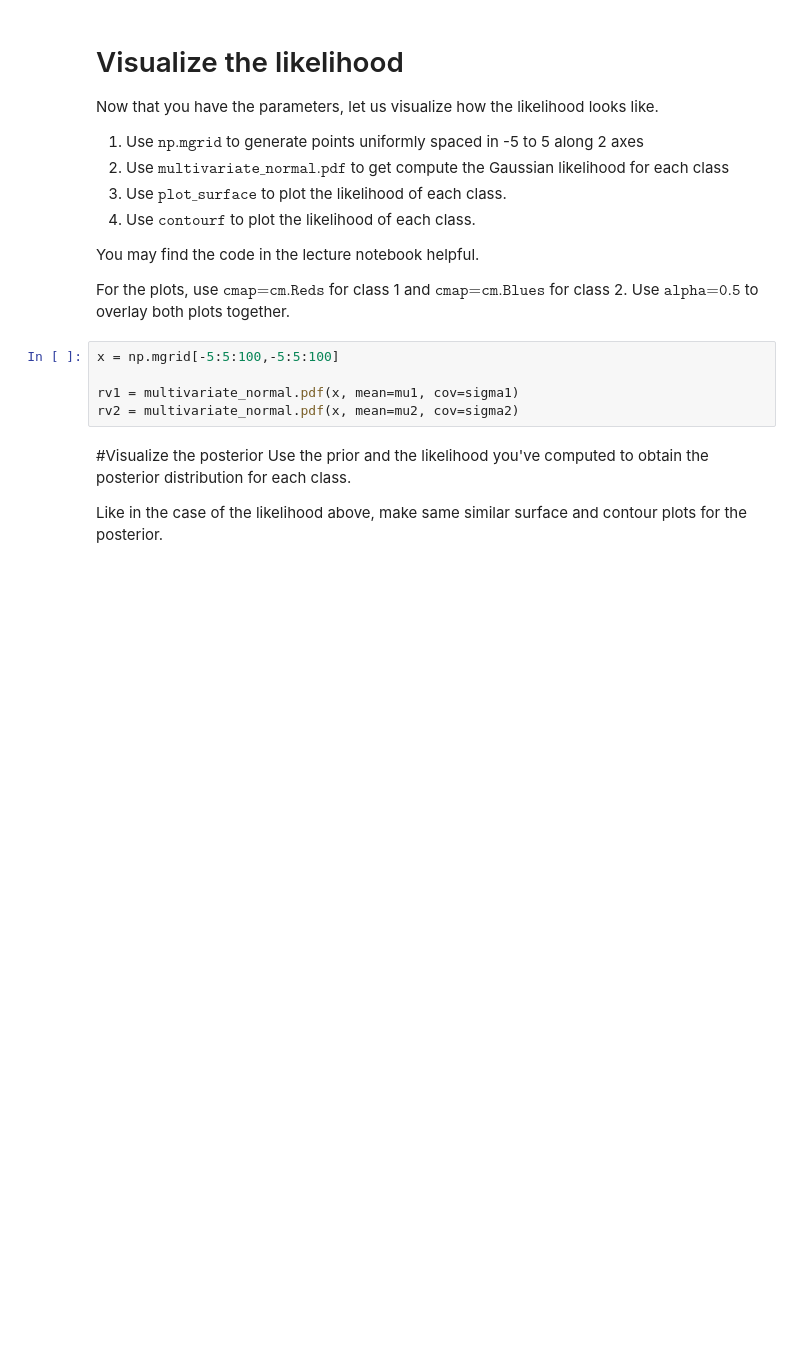
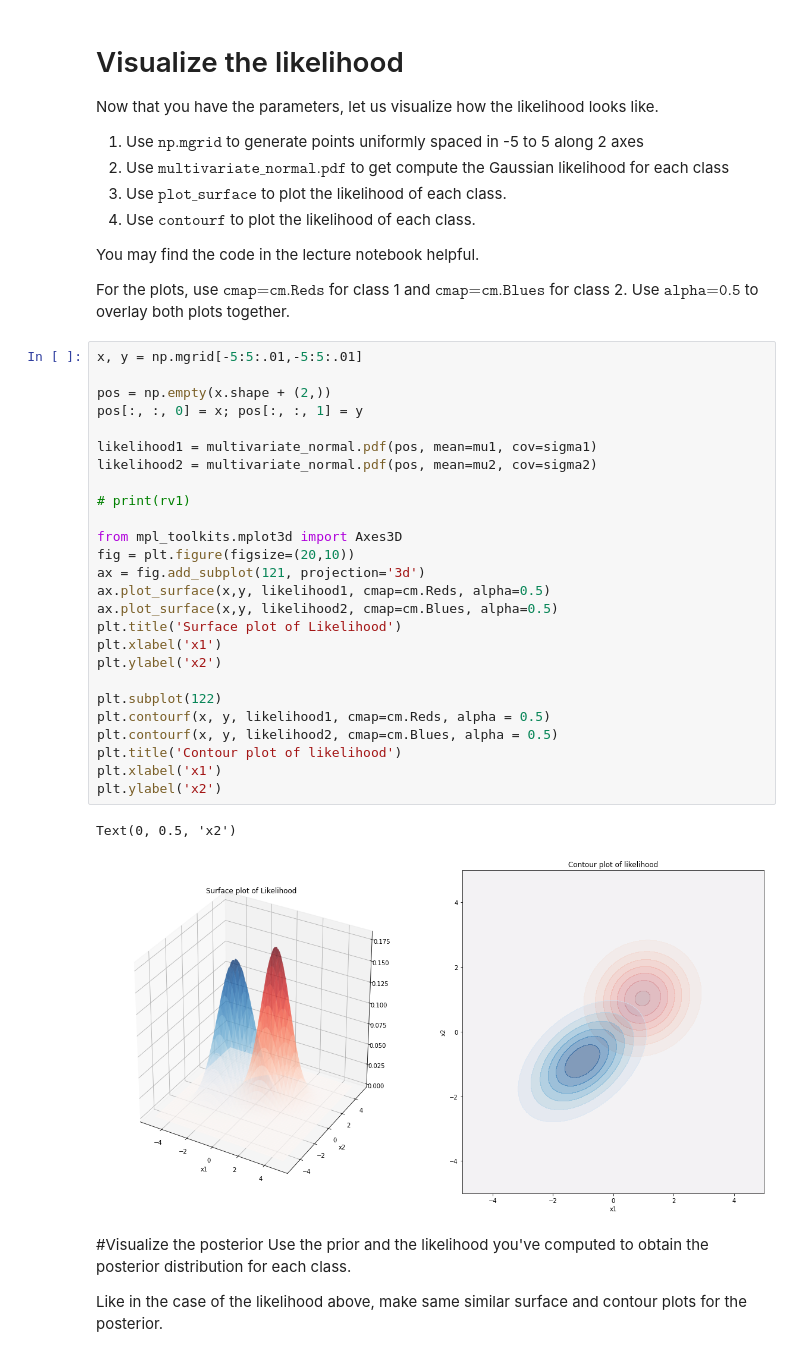
Before and after one commit to harshapriyanka/MachineLearning, a Jupyter notebook: SHALA-2020/Assignments/MachineLearning/L3/Assignment_Solution.ipynb, the cells around one changed output. Cells and saved outputs as stored; diff of their text form; blank space fills up the shorter version.

```diff
--- a/SHALA-2020/Assignments/MachineLearning/L3/Assignment_Solution.ipynb
+++ b/SHALA-2020/Assignments/MachineLearning/L3/Assignment_Solution.ipynb
@@ -91,11 +93,35 @@ Now that you have the parameters, let us visualize how the likelihood looks like
 You may find the code in the lecture notebook helpful.
 
 For the plots, use $\texttt{cmap=cm.Reds}$ for class 1 and $\texttt{cmap=cm.Blues}$ for class 2. Use $\texttt{alpha=0.5}$ to overlay both plots together.
-# %%
-x = np.mgrid[-5:5:100,-5:5:100]
-
-rv1 = multivariate_normal.pdf(x, mean=mu1, cov=sigma1)
-rv2 = multivariate_normal.pdf(x, mean=mu2, cov=sigma2)
+# %%
+x, y = np.mgrid[-5:5:.01,-5:5:.01]
+
+pos = np.empty(x.shape + (2,))
+pos[:, :, 0] = x; pos[:, :, 1] = y
+
+likelihood1 = multivariate_normal.pdf(pos, mean=mu1, cov=sigma1)
+likelihood2 = multivariate_normal.pdf(pos, mean=mu2, cov=sigma2)
+
+# print(rv1)
+
+from mpl_toolkits.mplot3d import Axes3D
+fig = plt.figure(figsize=(20,10))
+ax = fig.add_subplot(121, projection='3d')
+ax.plot_surface(x,y, likelihood1, cmap=cm.Reds, alpha=0.5)
+ax.plot_surface(x,y, likelihood2, cmap=cm.Blues, alpha=0.5)
+plt.title('Surface plot of Likelihood')
+plt.xlabel('x1')
+plt.ylabel('x2')
+
+plt.subplot(122)
+plt.contourf(x, y, likelihood1, cmap=cm.Reds, alpha = 0.5)
+plt.contourf(x, y, likelihood2, cmap=cm.Blues, alpha = 0.5)
+plt.title('Contour plot of likelihood')
+plt.xlabel('x1')
+plt.ylabel('x2')
+# %% [output]
+Text(0, 0.5, 'x2')
+[figure, added]
 # %% [markdown]
 #Visualize the posterior
 Use the prior and the likelihood you've computed to obtain the posterior distribution for each class.
```
Also changed, not shown: parts of 5 cells of this notebook.
